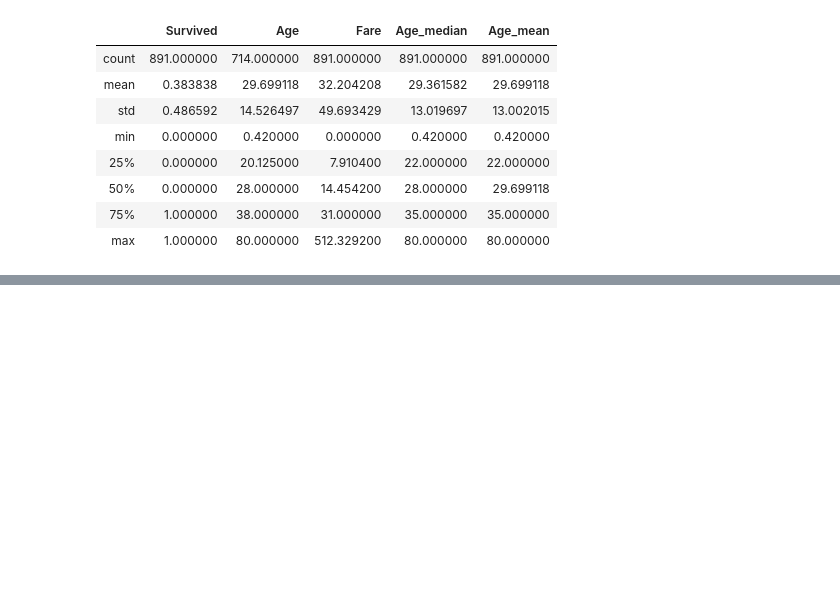
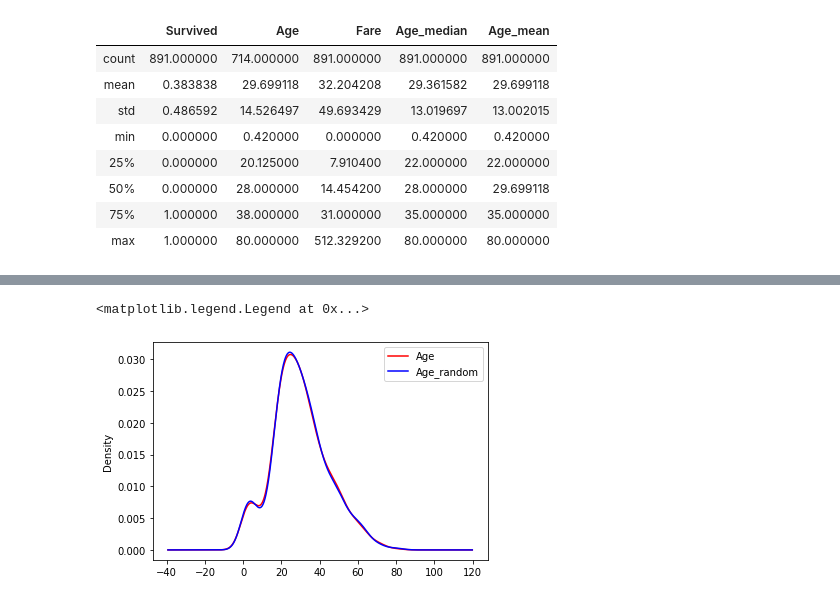
Before and after one commit to pcrespoo/keep-coding, a Jupyter notebook: Feature_Engineering_Playlist/missing_values_handling.ipynb, the cells around one changed output, grey strips where cells are left out. Saved outputs shown, nothing was run; the diff lists cells and outputs as text; code cells hidden in the pictures; blank space fills up the shorter version.

```diff
--- a/Feature_Engineering_Playlist/missing_values_handling.ipynb
+++ b/Feature_Engineering_Playlist/missing_values_handling.ipynb
@@ -166,0 +172,2 @@ df.describe()
+# %%
+df = pd.read_csv('train.csv',usecols=['Age','Fare','Survived'])
@@ -166,0 +203,7 @@ df.describe()
+# %%
+df['Age'].plot(kind='kde' ,color='red')
+df['Age_random'].plot(kind='kde', color='blue')
+plt.legend()
+# %% [output]
+<matplotlib.legend.Legend at 0x...>
+[figure, added]
```
Also changed, not shown: parts of 29 cells of this notebook.
